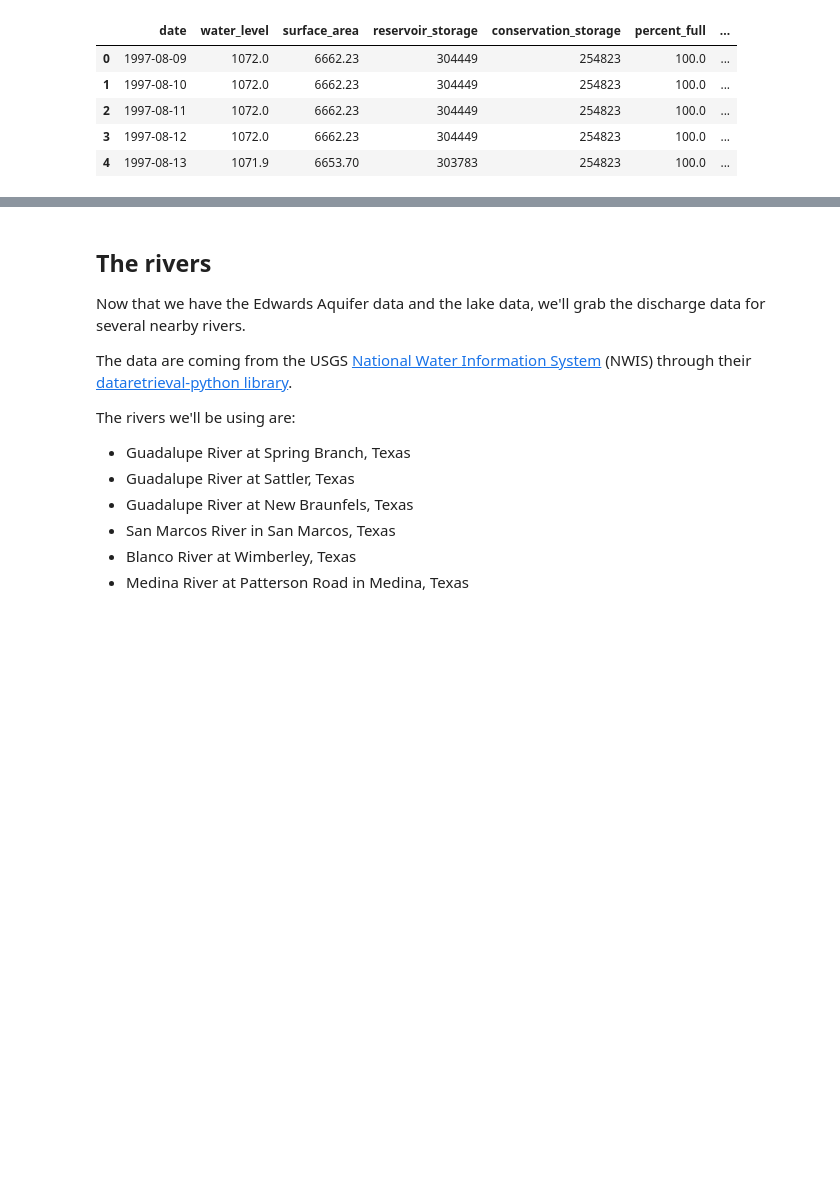
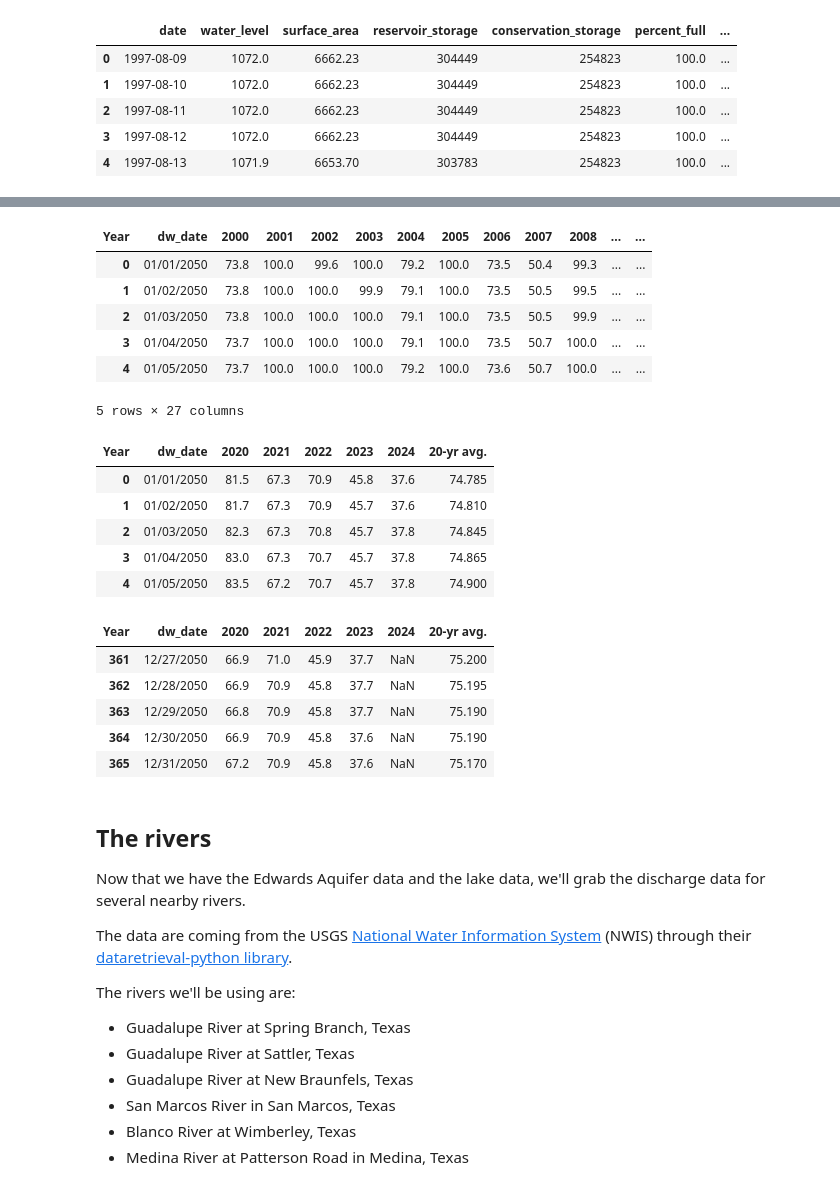
Before and after one commit to Houston-Chronicle/sa-water-levels, a Jupyter notebook: notebooks/collect-data.ipynb, the cells around one changed output, grey strips where cells are left out. Drawn from its saved outputs; the diff is of its cells as text; code cells hidden in the pictures; blank space fills up the shorter version.

```diff
--- a/notebooks/collect-data.ipynb
+++ b/notebooks/collect-data.ipynb
@@ -199,3 +277,31 @@ canyon_lake_full_data_df.head()
+# %%
+travis_lake_full_data_df['20-yr avg.'] = travis_lake_full_data_df.iloc[:,1:21].mean(axis=1)
+travis_lake_avg = travis_lake_full_data_df.drop(labels=list(travis_lake_full_data_df.iloc[:,1:21].columns),axis=1)
+
+travis_lake_avg.to_csv('../output/aquifers/avg/travis_lake_data_avg.csv', index=False)
+display(travis_lake_full_data_df.head())
+display(travis_lake_avg.head())
+display(travis_lake_avg.tail())
+# %% [output]
+| Year | dw_date | 2000 | 2001 | 2002 | 2003 | 2004 | 2005 | 2006 | 2007 | 2008 | ... | ... |
+| 0 | 01/01/2050 | 73.8 | 100.0 | 99.6 | 100.0 | 79.2 | 100.0 | 73.5 | 50.4 | 99.3 | ... | ... |
+| 1 | 01/02/2050 | 73.8 | 100.0 | 100.0 | 99.9 | 79.1 | 100.0 | 73.5 | 50.5 | 99.5 | ... | ... |
+| 2 | 01/03/2050 | 73.8 | 100.0 | 100.0 | 100.0 | 79.1 | 100.0 | 73.5 | 50.5 | 99.9 | ... | ... |
+| 3 | 01/04/2050 | 73.7 | 100.0 | 100.0 | 100.0 | 79.1 | 100.0 | 73.5 | 50.7 | 100.0 | ... | ... |
+| 4 | 01/05/2050 | 73.7 | 100.0 | 100.0 | 100.0 | 79.2 | 100.0 | 73.6 | 50.7 | 100.0 | ... | ... |
+5 rows × 27 columns
+| Year | dw_date | 2020 | 2021 | 2022 | 2023 | 2024 | 20-yr avg. |
+| 0 | 01/01/2050 | 81.5 | 67.3 | 70.9 | 45.8 | 37.6 | 74.785 |
+| 1 | 01/02/2050 | 81.7 | 67.3 | 70.9 | 45.7 | 37.6 | 74.810 |
+| 2 | 01/03/2050 | 82.3 | 67.3 | 70.8 | 45.7 | 37.8 | 74.845 |
+| 3 | 01/04/2050 | 83.0 | 67.3 | 70.7 | 45.7 | 37.8 | 74.865 |
+| 4 | 01/05/2050 | 83.5 | 67.2 | 70.7 | 45.7 | 37.8 | 74.900 |
+| Year | dw_date | 2020 | 2021 | 2022 | 2023 | 2024 | 20-yr avg. |
+| 361 | 12/27/2050 | 66.9 | 71.0 | 45.9 | 37.7 | NaN | 75.200 |
+| 362 | 12/28/2050 | 66.9 | 70.9 | 45.8 | 37.7 | NaN | 75.195 |
+| 363 | 12/29/2050 | 66.8 | 70.9 | 45.8 | 37.7 | NaN | 75.190 |
+| 364 | 12/30/2050 | 66.9 | 70.9 | 45.8 | 37.6 | NaN | 75.190 |
+| 365 | 12/31/2050 | 67.2 | 70.9 | 45.8 | 37.6 | NaN | 75.170 |
 # %% [markdown]
 ## The rivers
 
```
Also changed, not shown: parts of 12 cells of this notebook, 25 other files.
